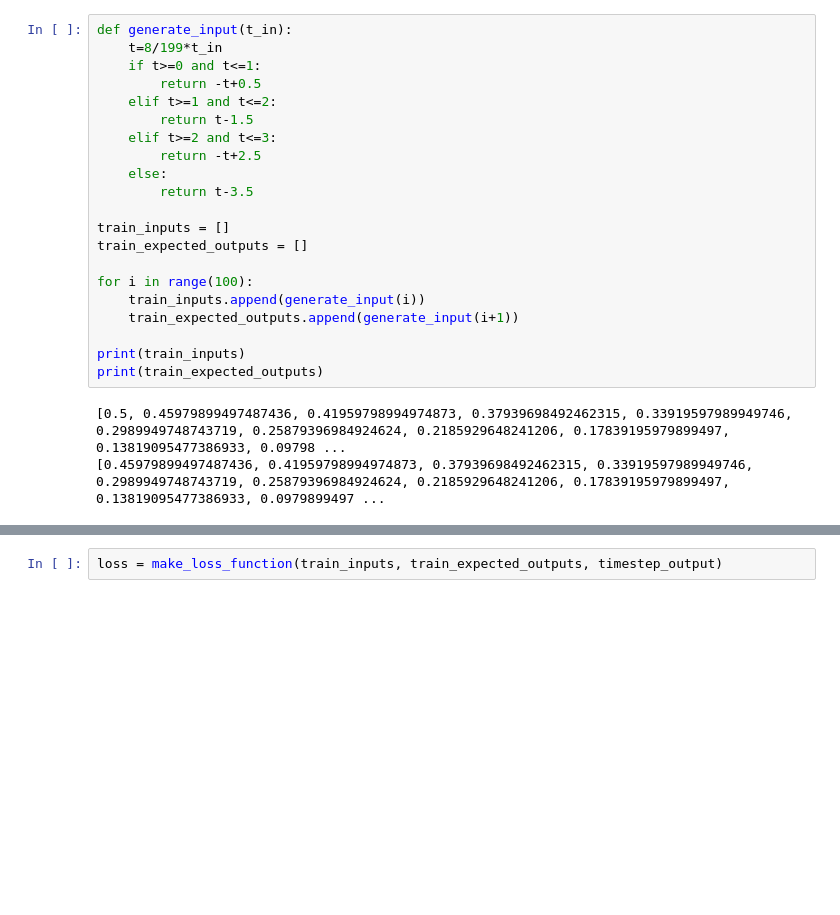
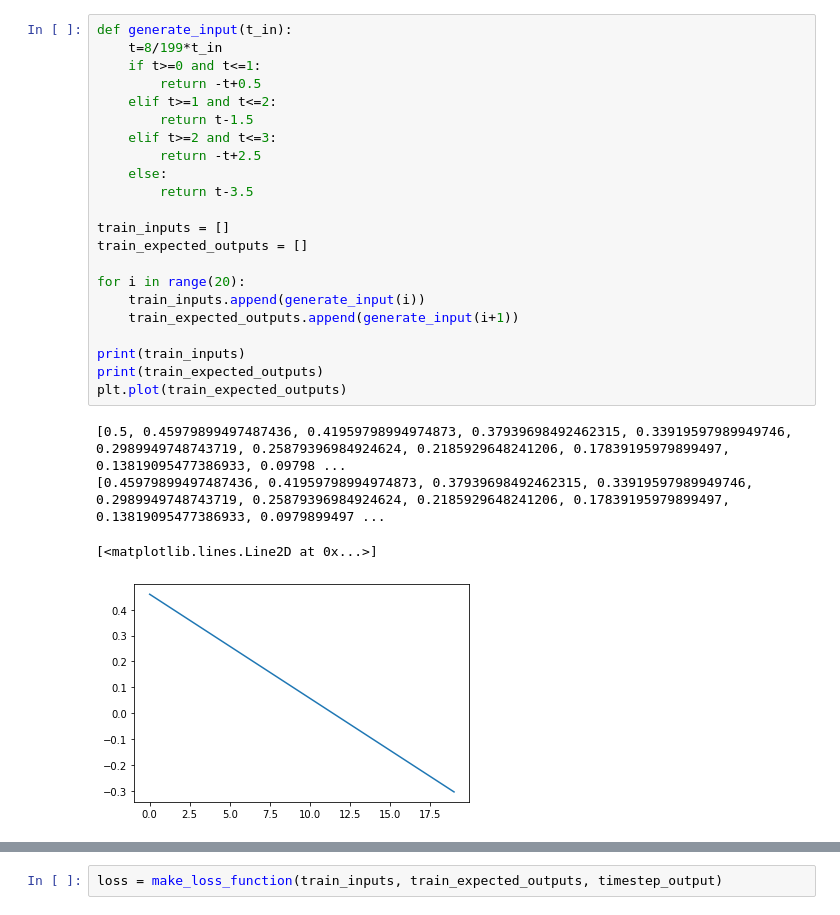
Before and after one commit to gbaijayu/400Q_Project, a Jupyter notebook: CPEN400Q_FinalProject.ipynb, the cells around one changed output, grey strips where cells are left out. Cells and saved outputs as stored; diff of their text form; blank space fills up the shorter version.

```diff
--- a/CPEN400Q_FinalProject.ipynb
+++ b/CPEN400Q_FinalProject.ipynb
@@ -129,27 +193,30 @@ tensor(0.2, requires_grad=True)
 # %%
 def generate_input(t_in):
     t=8/199*t_in
     if t>=0 and t<=1:
         return -t+0.5
     elif t>=1 and t<=2:
         return t-1.5
     elif t>=2 and t<=3:
         return -t+2.5
     else:
         return t-3.5
 
 train_inputs = []
 train_expected_outputs = []
 
-for i in range(100):
+for i in range(20):
     train_inputs.append(generate_input(i))
     train_expected_outputs.append(generate_input(i+1))
 
 print(train_inputs)
 print(train_expected_outputs)
+plt.plot(train_expected_outputs)
 # %% [output]
 [0.5, 0.45979899497487436, 0.41959798994974873, 0.37939698492462315, 0.33919597989949746, 0.2989949748743719, 0.25879396984924624, 0.2185929648241206, 0.17839195979899497, 0.13819095477386933, 0.09798 ...
 [0.45979899497487436, 0.41959798994974873, 0.37939698492462315, 0.33919597989949746, 0.2989949748743719, 0.25879396984924624, 0.2185929648241206, 0.17839195979899497, 0.13819095477386933, 0.0979899497 ...
+[<matplotlib.lines.Line2D at 0x...>]
+[figure, added]
 # %%
 ### Lecture 8 Demo helper functions
 
```
Also changed, not shown: parts of 13 cells of this notebook.
